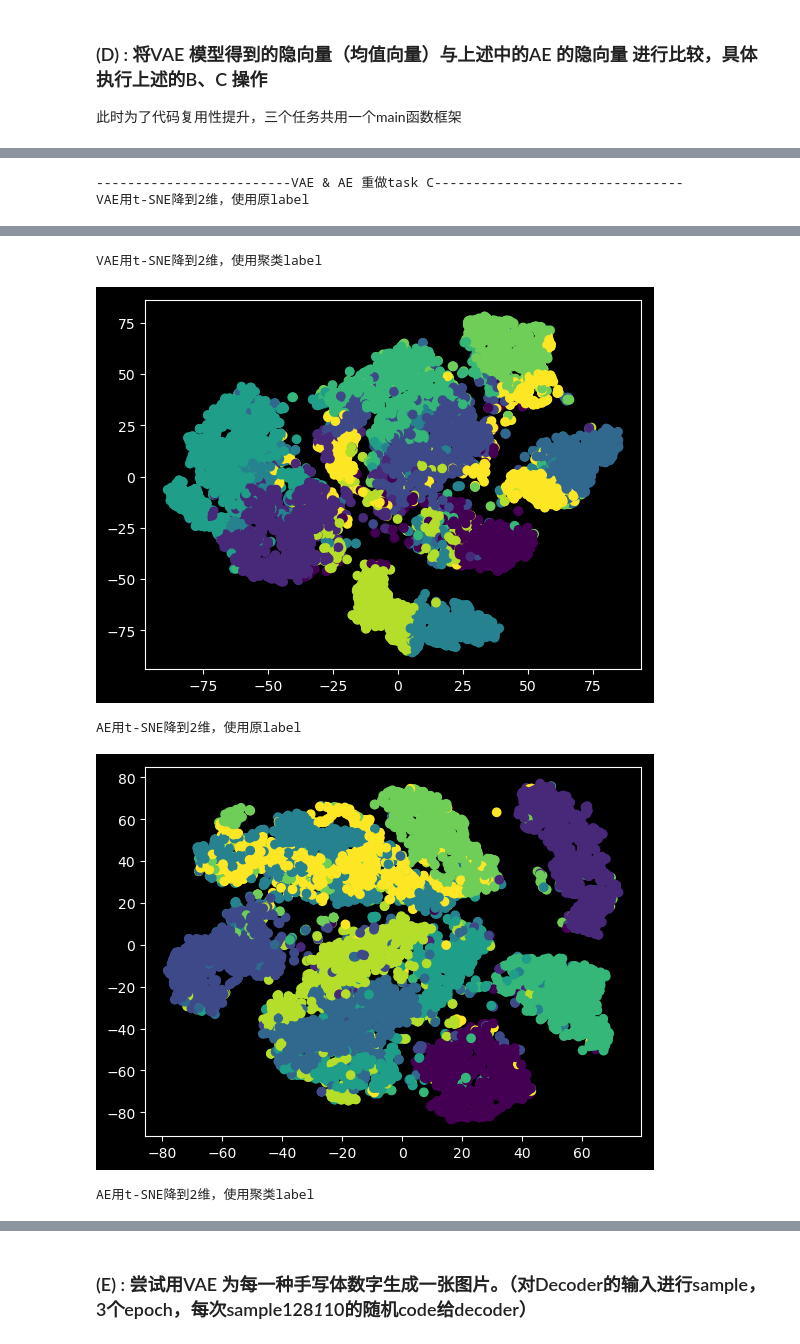
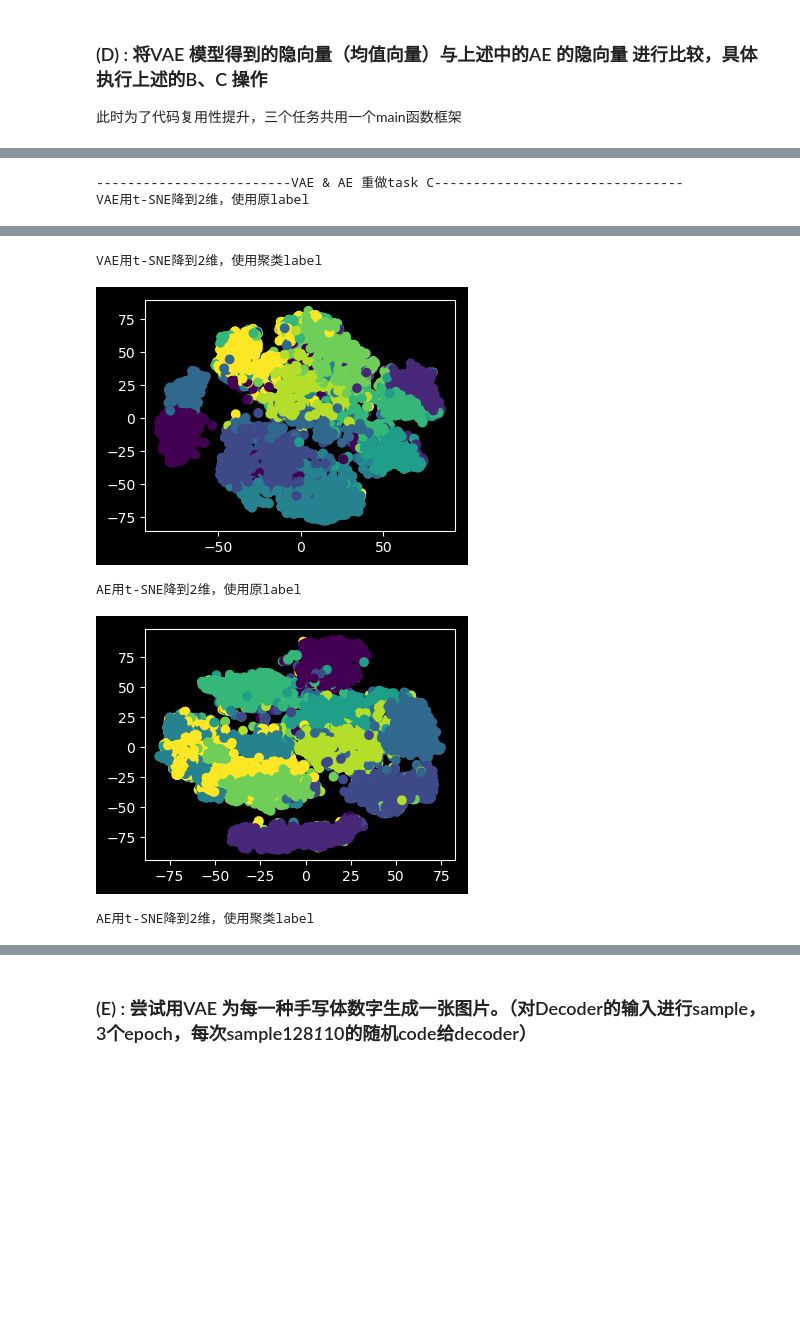
Before and after one commit to JerrySiRi/NJUAI_Learning_partial, a Jupyter notebook: DL/homework2/AE_VAE_CVAE.ipynb, the cells around one changed output, grey strips where cells are left out. Saved outputs shown, nothing was run; the diff lists cells and outputs as text; code cells hidden in the pictures; blank space fills up the shorter version.

```diff
--- a/DL/homework2/AE_VAE_CVAE.ipynb
+++ b/DL/homework2/AE_VAE_CVAE.ipynb
@@ -846,11 +854,13 @@ cluster_VAE = KMeans(n_clusters=n_clusters, random_state=0).fit(X_VAE)
 # 使用全部数据来聚类】
 y_pred = cluster_VAE.labels_
 print("VAE用t-SNE降到2维，使用原label")
+plt.figure(figsize=(4, 3))
 plt.scatter(X_tsne_VAE[:, 0], X_tsne_VAE[:, 1], c = data_label_VAE)
 #print(data_label_PCA)
 plt.show()
 
 print("VAE用t-SNE降到2维，使用聚类label")
+plt.figure(figsize=(4, 3))
 plt.scatter(X_tsne_VAE[:, 0], X_tsne_VAE[:, 1], c = y_pred)
 #print(y_pred)
 plt.show()
@@ -861,11 +871,13 @@ cluster_AE = KMeans(n_clusters=n_clusters, random_state=0).fit(X_AE)
 # 使用全部数据来聚类】
 y_pred = cluster_AE.labels_
 print("AE用t-SNE降到2维，使用原label")
+plt.figure(figsize=(4, 3))
 plt.scatter(X_tsne_AE[:, 0], X_tsne_AE[:, 1], c = data_label_AE)
 #print(data_label_PCA)
 plt.show()
 
 print("AE用t-SNE降到2维，使用聚类label")
+plt.figure(figsize=(4, 3))
 plt.scatter(X_tsne_AE[:, 0], X_tsne_AE[:, 1], c = y_pred)
 #print(y_pred)
 plt.show()
@@ -876,5 +888,5 @@ VAE用t-SNE降到2维，使用原label
 VAE用t-SNE降到2维，使用聚类label
-[figure, old version]
+[figure, new version]
 AE用t-SNE降到2维，使用原label
-[figure, old version]
+[figure, new version]
 AE用t-SNE降到2维，使用聚类label
```
Also changed, not shown: parts of 14 cells of this notebook, 24 other files.
